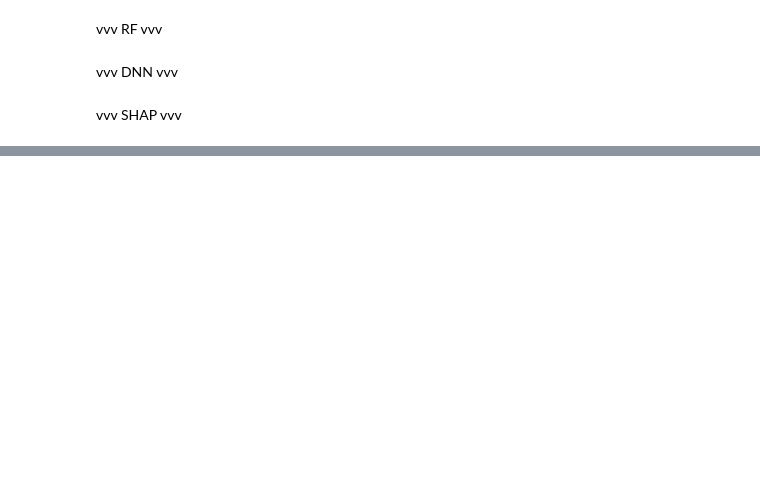
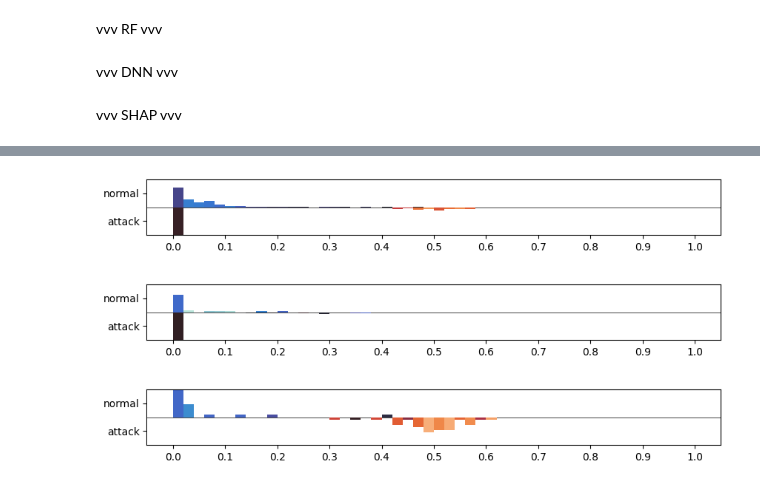
Before and after one commit to hampu5/ml-classify, a Jupyter notebook: ml_classify/shap-book.ipynb, the cells around one changed output, grey strips where cells are left out. Saved outputs shown, nothing was run; the diff lists cells and outputs as text; code cells hidden in the pictures; blank space fills up the shorter version.

```diff
--- a/ml_classify/shap-book.ipynb
+++ b/ml_classify/shap-book.ipynb
@@ -101,9 +112,11 @@ def get_explanation2(explainer, df: pd.DataFrame):
         data=df.to_numpy(),
         feature_names=df.columns)
 # %%
-shap_rf = get_explanation2(exp_rf, X_exp)
-shap_rf_tree = get_explanation2(exp_rf_tree, X_exp)
+# shap_rf = get_explanation2(exp_rf, X_exp)
+# shap_rf_tree = get_explanation2(exp_rf_tree, X_exp)
 
 shap_dnn = get_explanation2(exp_dnn, X_exp)
-shap_dnn_deep = get_explanation2(exp_dnn_deep, X_exp)
-shap_dnn_grad = get_explanation2(exp_dnn_grad, X_exp)
+# shap_dnn_deep = get_explanation2(exp_dnn_deep, X_exp)
+# shap_dnn_grad = get_explanation2(exp_dnn_grad, X_exp)
+
+# dump(shap_dnn_deep, "dumped_shap/shap_dnn_deep.joblib")
@@ -169,0 +302,18 @@ plt.xticks(rotation=20, horizontalalignment="right")
+# %%
+# cust_exp(pd.concat([X_exp_original, y_exp], axis=1), shap_all, "dcs", scale=(0, 1))
+# cust_exp(pd.concat([X_exp_original, y_exp], axis=1), shap_all, "dcs_ID", scale=(0, 1))
+# cust_exp(pd.concat([X_exp_original, y_exp], axis=1), shap_all, "dt", scale=(0, 0.0003))
+cust_exp(pd.concat([X_exp_original, y_exp], axis=1), shap_dnn, "dcs_ID", scale=(0, 1))
+mask = (X_exp_name == "Malfunction_dataset_SONATA")
+cust_exp(pd.concat([X_exp_original[mask], y_exp[mask]], axis=1),
+    reform_explanation(shap_dnn, mask), "dcs_ID", scale=(0, 1))
+mask = (X_exp_name == "Fuzzy_dataset_SONATA")
+cust_exp(pd.concat([X_exp_original[mask], y_exp[mask]], axis=1),
+    reform_explanation(shap_dnn, mask), "dcs_ID", scale=(0, 1))
+# cust_exp(pd.concat([X_exp_original[mask], y_exp[mask]], axis=1),
+#     reform_explanation(shap_dnn, mask), "dcs_ID", scale=(0, 0.6))
+# cust_exp(pd.concat([X_exp_original, y_exp], axis=1), shap_all, "dt_data", scale=(0, 0.02))
+# %% [output]
+[figure, added]
+[figure, added]
+[figure, added]
```
Also changed, not shown: parts of 13 cells of this notebook, 12 other files.
